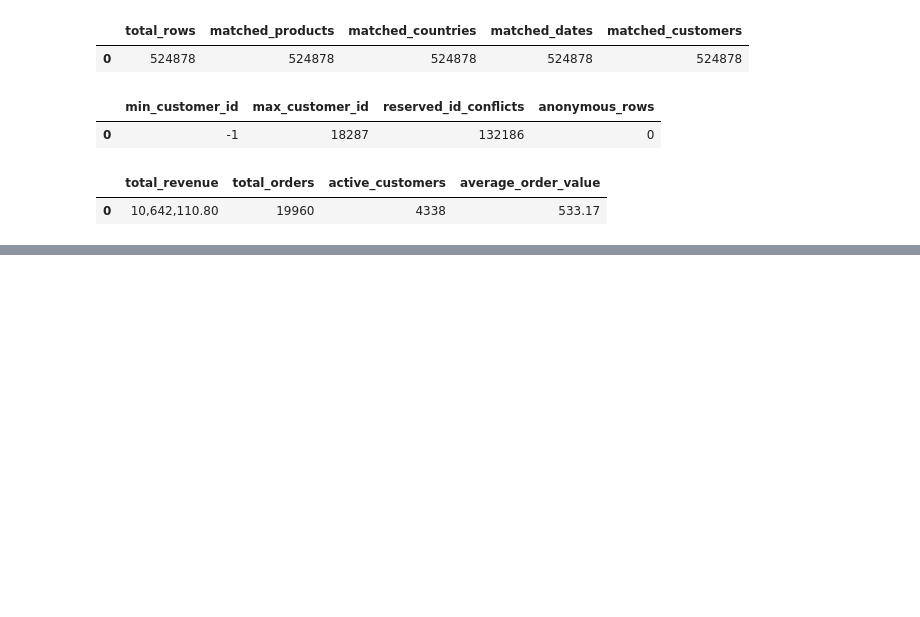
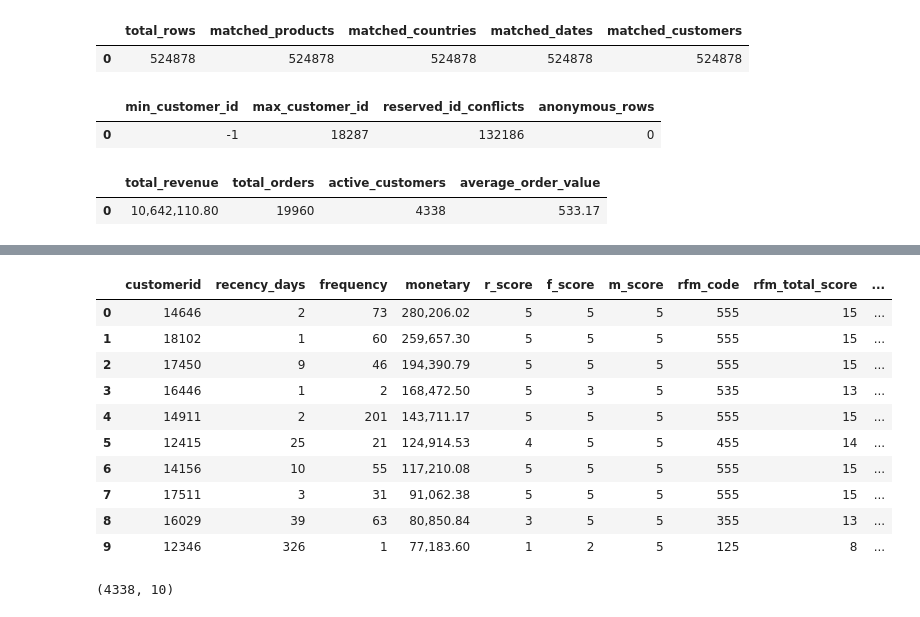
Before and after one commit to yara951/customer-analytics-dashboard, a Jupyter notebook: notebooks/04_sql_advanced.ipynb, the cells around one changed output, grey strips where cells are left out. Drawn from its saved outputs; the diff is of its cells as text; code cells hidden in the pictures; blank space fills up the shorter version.

Commit message:
Complete end-to-end ETL pipeline and customer analytics dashboard

```diff
--- a/notebooks/04_sql_advanced.ipynb
+++ b/notebooks/04_sql_advanced.ipynb
@@ -1062,0 +1265,15 @@ display(final_kpi_df)
+# %%
+rfm_scores_df["rfm_code"] = (
+    rfm_scores_df["r_score"].astype(str)
+    + rfm_scores_df["f_score"].astype(str)
+    + rfm_scores_df["m_score"].astype(str)
+)
+
+rfm_scores_df["rfm_total_score"] = (
+    rfm_scores_df["r_score"]
+    + rfm_scores_df["f_score"]
+    + rfm_scores_df["m_score"]
+)
+
+display(rfm_scores_df.head(10))
+print(rfm_scores_df.shape)
@@ -1062,0 +1293,44 @@ display(final_kpi_df)
+# %%
+def segment_customer(row):
+    r = row["r_score"]
+    f = row["f_score"]
+    m = row["m_score"]
+
+    if r >= 4 and f >= 4 and m >= 4:
+        return "Champions"
+
+    elif r <= 2 and (f >= 4 or m >= 4):
+        return "At Risk"
+
+    elif r >= 3 and f >= 4:
+        return "Loyal Customers"
+
+    elif r >= 4 and f <= 3:
+        return "Potential Loyalists"
+
+    elif r <= 2 and f <= 3:
+        return "Lost Customers"
+
+    else:
+        return "Regular Customers"
+
+
+rfm_scores_df["segment"] = rfm_scores_df.apply(
+    segment_customer, axis=1
+)
+
+display(rfm_scores_df.head(10))
+print(rfm_scores_df.shape)
+# %% [output]
+|  | customerid | recency_days | frequency | monetary | r_score | f_score | m_score | rfm_code | rfm_total_score | ... |
+| 0 | 14646 | 2 | 73 | 280,206.02 | 5 | 5 | 5 | 555 | 15 | ... |
+| 1 | 18102 | 1 | 60 | 259,657.30 | 5 | 5 | 5 | 555 | 15 | ... |
+| 2 | 17450 | 9 | 46 | 194,390.79 | 5 | 5 | 5 | 555 | 15 | ... |
+| 3 | 16446 | 1 | 2 | 168,472.50 | 5 | 3 | 5 | 535 | 13 | ... |
+| 4 | 14911 | 2 | 201 | 143,711.17 | 5 | 5 | 5 | 555 | 15 | ... |
+| 5 | 12415 | 25 | 21 | 124,914.53 | 4 | 5 | 5 | 455 | 14 | ... |
+| 6 | 14156 | 10 | 55 | 117,210.08 | 5 | 5 | 5 | 555 | 15 | ... |
+| 7 | 17511 | 3 | 31 | 91,062.38 | 5 | 5 | 5 | 555 | 15 | ... |
+| 8 | 16029 | 39 | 63 | 80,850.84 | 3 | 5 | 5 | 355 | 13 | ... |
+| 9 | 12346 | 326 | 1 | 77,183.60 | 1 | 2 | 5 | 125 | 8 | ... |
+(4338, 10)
```
Also changed, not shown: parts of 15 cells of this notebook, 22 other files.
